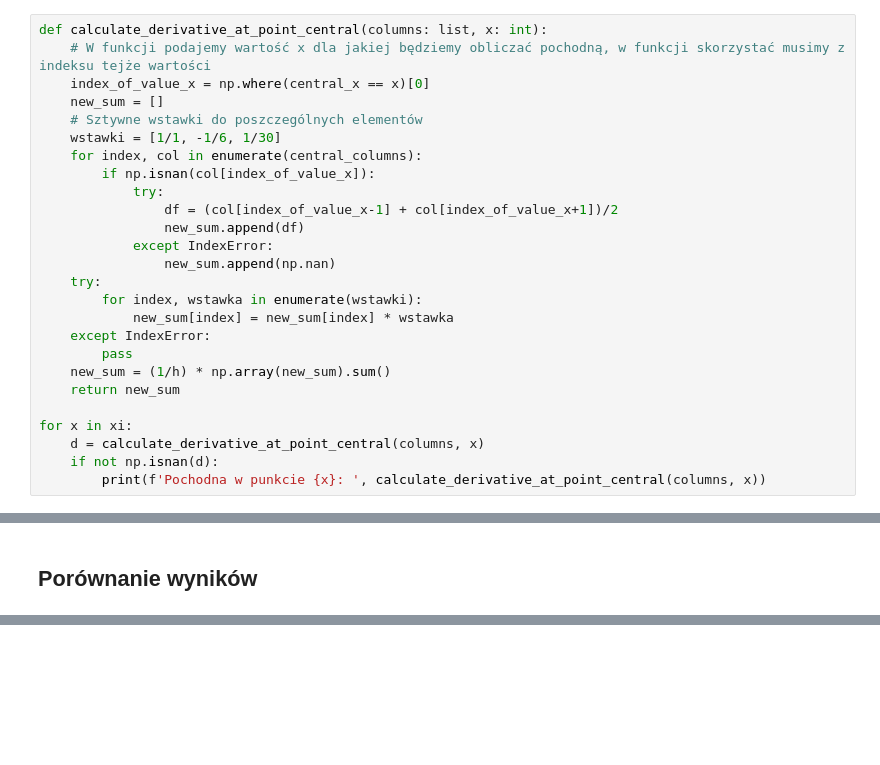
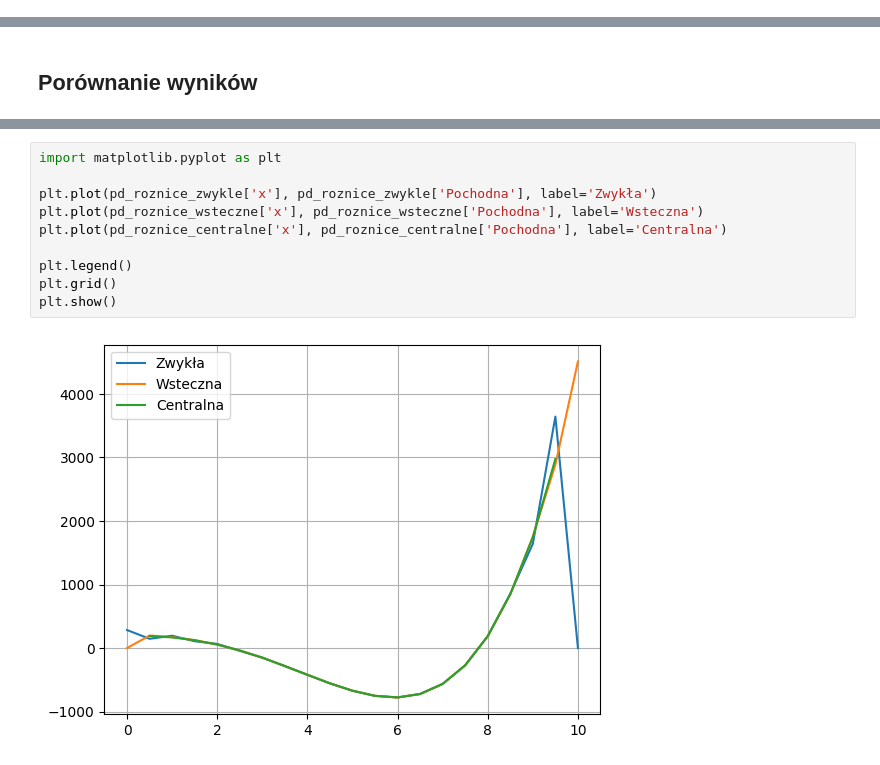
Before and after one commit to Kielx/derivative, a Jupyter notebook: derivative.ipynb, the cells around one changed output, grey strips where cells are left out. Drawn from its saved outputs; the diff is of its cells as text; blank space fills up the shorter version.

```diff
--- a/derivative.ipynb
+++ b/derivative.ipynb
@@ -260,29 +345,3 @@ print(central_columns)
 
 ![alt text](./assets/images/4.png "Title")
 ![alt text](./assets/images/5.png "Title")
-# %%
-def calculate_derivative_at_point_central(columns: list, x: int):
-    # W funkcji podajemy wartość x dla jakiej będziemy obliczać pochodną, w funkcji skorzystać musimy z indeksu tejże wartości
-    index_of_value_x = np.where(central_x == x)[0]
-    new_sum = []
-    # Sztywne wstawki do poszczególnych elementów
-    wstawki = [1/1, -1/6, 1/30]
-    for index, col in enumerate(central_columns):
-        if np.isnan(col[index_of_value_x]):
-            try:
-                df = (col[index_of_value_x-1] + col[index_of_value_x+1])/2
-                new_sum.append(df)
-            except IndexError:
-                new_sum.append(np.nan)
-    try:
-        for index, wstawka in enumerate(wstawki):
-            new_sum[index] = new_sum[index] * wstawka
-    except IndexError:
-        pass
-    new_sum = (1/h) * np.array(new_sum).sum()
-    return new_sum
-
-for x in xi:
-    d = calculate_derivative_at_point_central(columns, x)
-    if not np.isnan(d):
-        print(f'Pochodna w punkcie {x}: ', calculate_derivative_at_point_central(columns, x))
@@ -342,0 +475,12 @@ display(pd_roznice_centralne)
+# %%
+import matplotlib.pyplot as plt
+
+plt.plot(pd_roznice_zwykle['x'], pd_roznice_zwykle['Pochodna'], label='Zwykła')
+plt.plot(pd_roznice_wsteczne['x'], pd_roznice_wsteczne['Pochodna'], label='Wsteczna')
+plt.plot(pd_roznice_centralne['x'], pd_roznice_centralne['Pochodna'], label='Centralna')
+
+plt.legend()
+plt.grid()
+plt.show()
+# %% [output]
+[figure, added]
```
Also changed, not shown: parts of 14 cells of this notebook, 1 other file.
